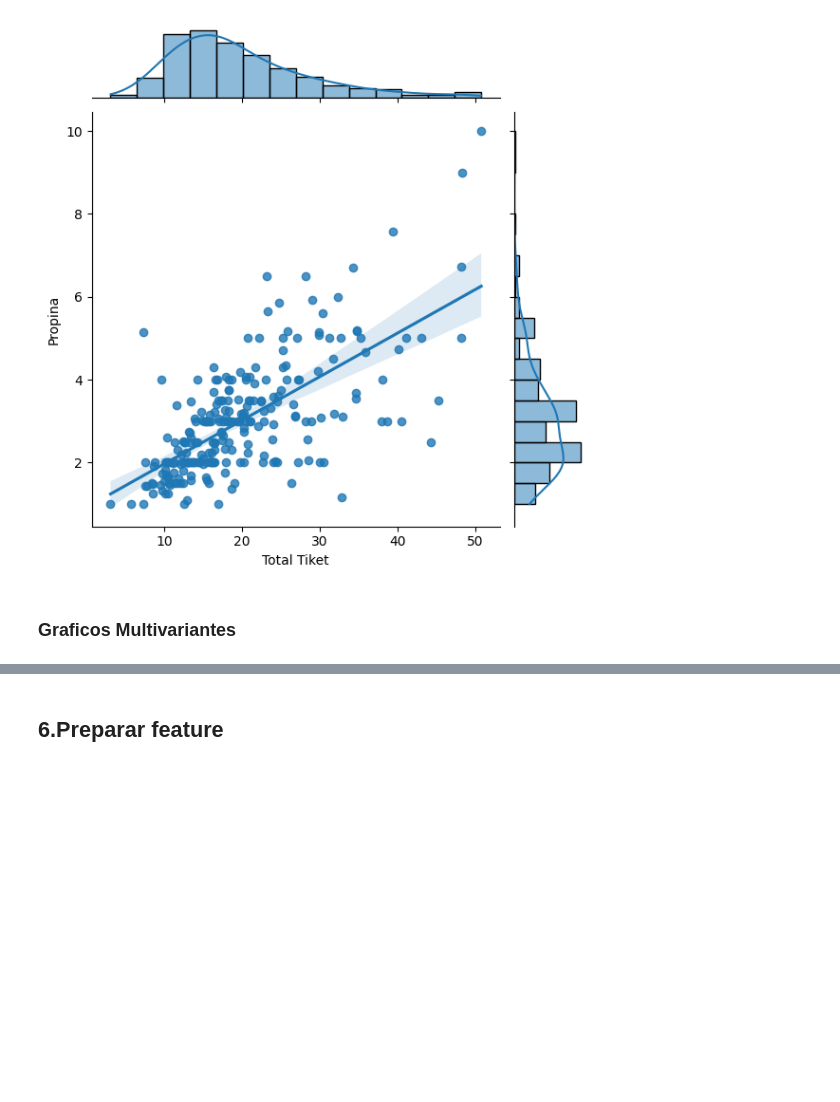
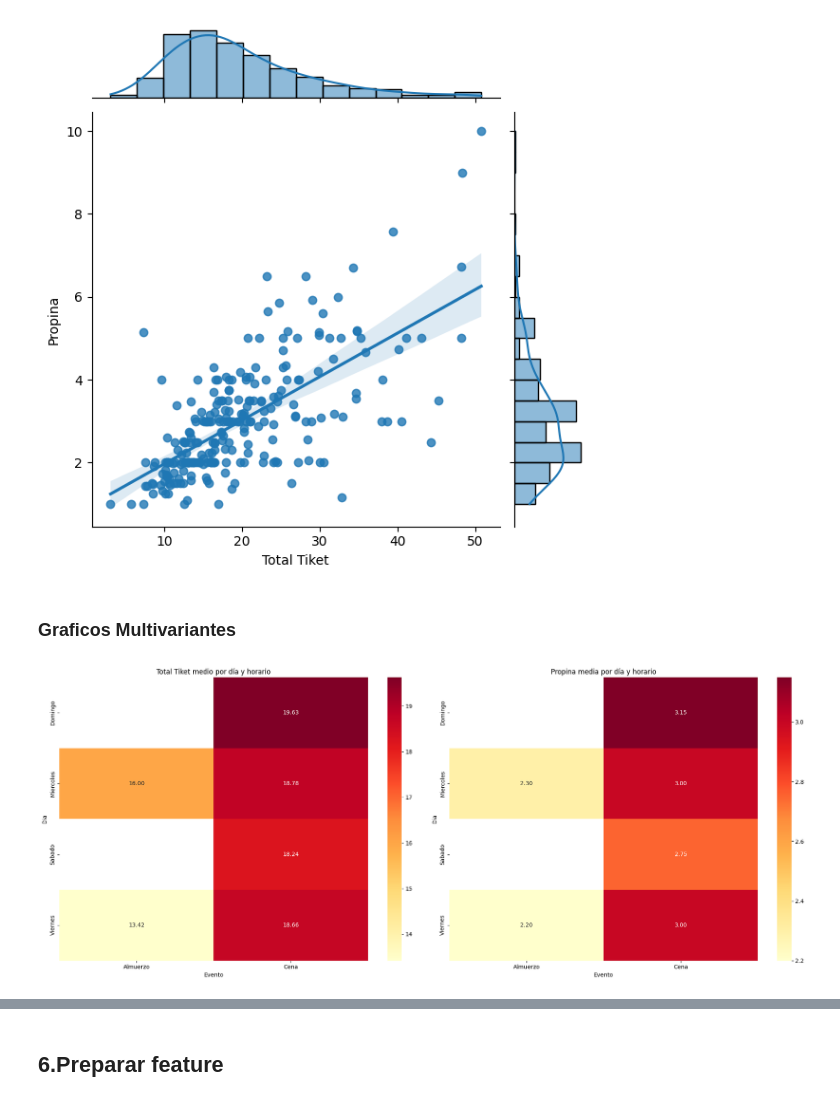
Before and after one commit to MarcoCasSir/LaboratorioDataScience, a Jupyter notebook: act3/tips_marco_casati.ipynb, the cells around one changed output, grey strips where cells are left out. Saved outputs shown, nothing was run; the diff lists cells and outputs as text; code cells hidden in the pictures; blank space fills up the shorter version.

```diff
--- a/act3/tips_marco_casati.ipynb
+++ b/act3/tips_marco_casati.ipynb
@@ -778,3 +778,22 @@ plt.show()
 [figure]
 # %% [markdown]
 ### Graficos Multivariantes
+# %%
+plt.figure(figsize=(20,8))
+
+plt.subplot(1, 2, 1)
+pivot = df.pivot_table(values='Total Tiket', index='Dia', columns='Evento', aggfunc='median', observed=True)
+sns.heatmap(pivot, annot=True, fmt='.2f', cmap='YlOrRd')
+plt.title('Total Tiket medio por día y horario')
+
+
+
+plt.subplot(1, 2, 2)
+pivot = df.pivot_table(values='Propina', index='Dia', columns='Evento', aggfunc='median', observed=True)
+sns.heatmap(pivot, annot=True, fmt='.2f', cmap='YlOrRd')
+plt.title('Propina media por día y horario')
+
+plt.tight_layout()
+plt.show()
+# %% [output]
+[figure, added]
```
Also changed, not shown: parts of 12 cells of this notebook.
